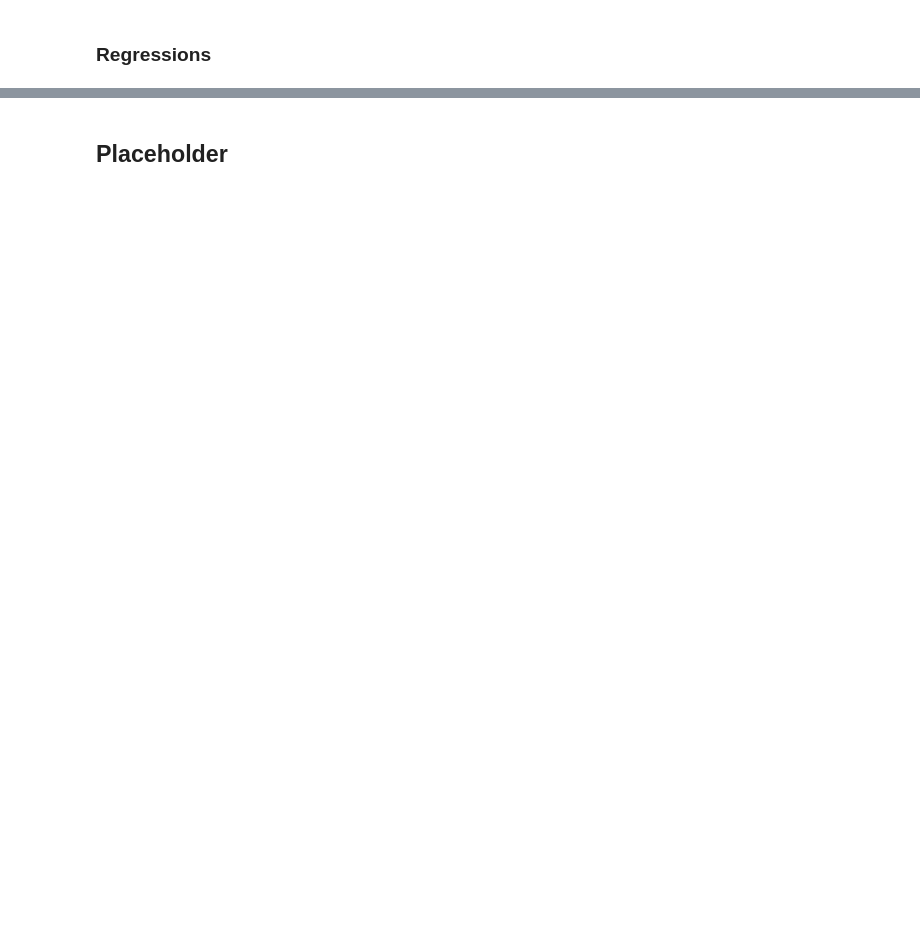
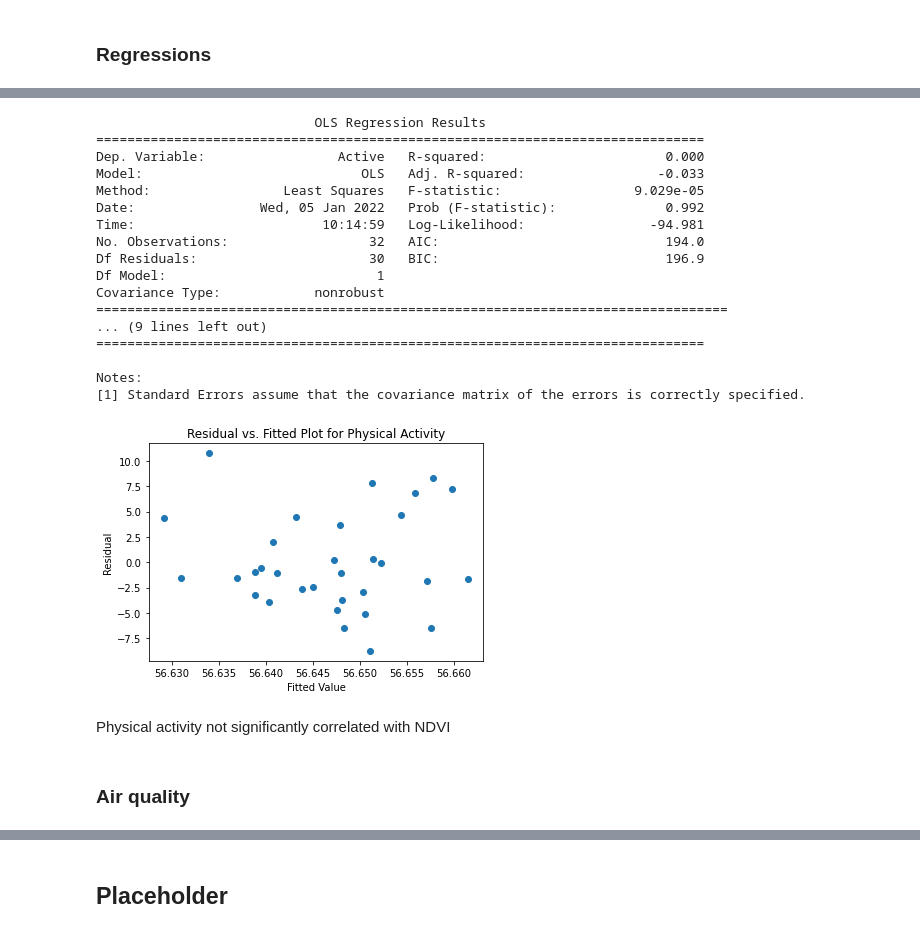
Before and after one commit to ngliangwei15/CASA0007-CW3, a Jupyter notebook: EDA.ipynb, the cells around one changed output, grey strips where cells are left out. Saved outputs shown, nothing was run; the diff lists cells and outputs as text; code cells hidden in the pictures; blank space fills up the shorter version.

```diff
--- a/EDA.ipynb
+++ b/EDA.ipynb
@@ -337,0 +620,33 @@ strong multicollinearity or other numerical problems.
+# %%
+# Regress physical activity against NDVI
+
+reg_model = sm.OLS(endog=exercise.Active, exog=sm.add_constant(ndvi.percent_green)).fit()
+print(reg_model.summary())
+plt.scatter(reg_model.fittedvalues, reg_model.resid)
+plt.xlabel('Fitted Value')
+plt.ylabel('Residual')
+plt.title('Residual vs. Fitted Plot for Physical Activity')
+plt.show()
+# %% [output]
+                            OLS Regression Results
+==============================================================================
+Dep. Variable:                 Active   R-squared:                       0.000
+Model:                            OLS   Adj. R-squared:                 -0.033
+Method:                 Least Squares   F-statistic:                 9.029e-05
+Date:                Wed, 05 Jan 2022   Prob (F-statistic):              0.992
+Time:                        10:14:59   Log-Likelihood:                -94.981
+No. Observations:                  32   AIC:                             194.0
+Df Residuals:                      30   BIC:                             196.9
+Df Model:                           1
+Covariance Type:            nonrobust
+=================================================================================
+... (9 lines left out)
+==============================================================================
+
+Notes:
+[1] Standard Errors assume that the covariance matrix of the errors is correctly specified.
+[figure, added]
+# %% [markdown]
+Physical activity not significantly correlated with NDVI
+# %% [markdown]
+### Air quality
```
Also changed, not shown: parts of 52 cells of this notebook.
